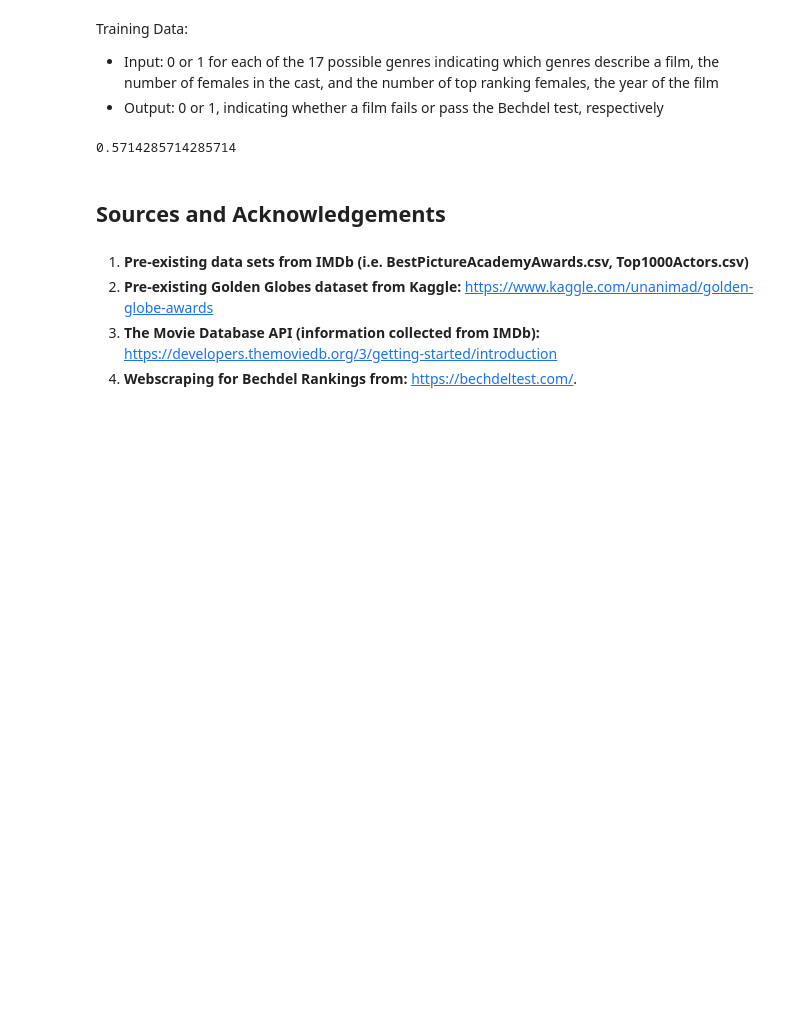
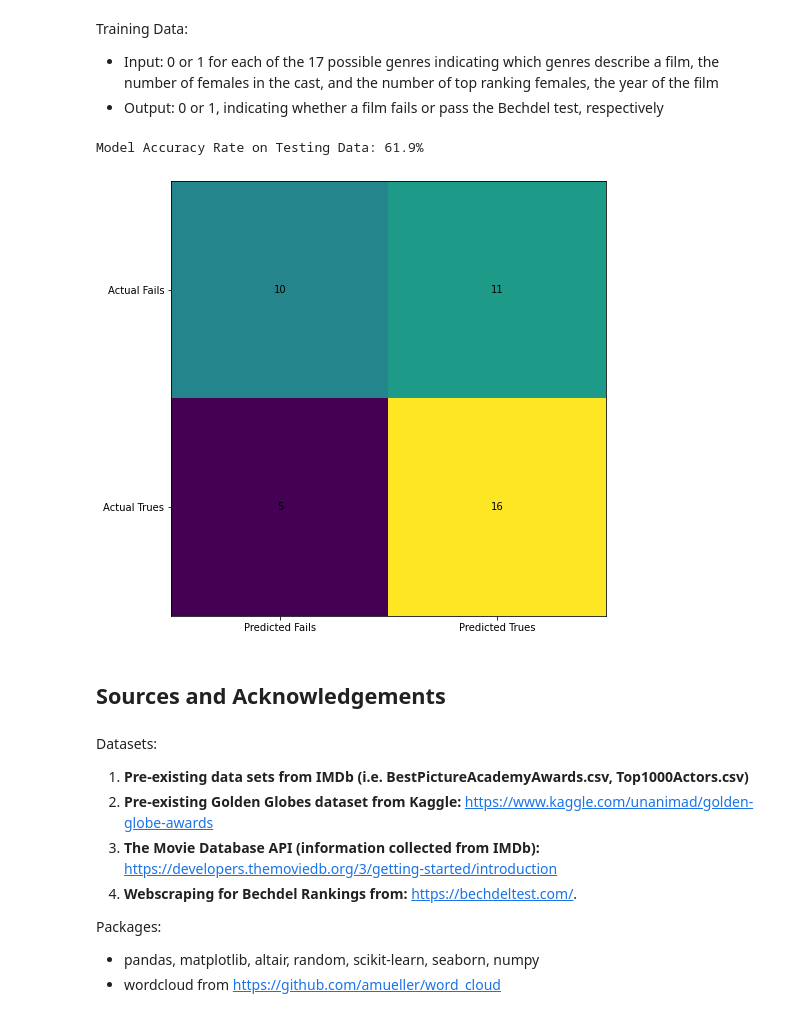
Before and after one commit to maitreyirajaram/oscar-awards-analysis, a Jupyter notebook: MovieReport.ipynb, the cells around one changed output. Cells and saved outputs as stored; diff of their text form; code cells hidden in the pictures; blank space fills up the shorter version.

```diff
--- a/MovieReport.ipynb
+++ b/MovieReport.ipynb
@@ -553,14 +553,16 @@ def process_data(df):
     bechdel_films = df[cond1 | cond2]
 
     data_count = len(bechdel_films.index)
+    testing_count = int(0.10*data_count)
+    training_count = data_count - testing_count
 
-    training_indices = random.sample(range(data_count),390)
+    training_indices = random.sample(range(data_count),training_count)
     # first 17 entries are 0/1 indicators of genre, 18th entry is number of female cast members,
     # 19th is number of top rank females, 20th is year
-    training_input = np.zeros(shape=(390, 20))
-    training_output = np.zeros(shape=390)
-    testing_input = np.zeros(shape=(data_count-390,20))
-    testing_output = np.zeros(shape=data_count-390)
+    training_input = np.zeros(shape=(training_count, 20))
+    training_output = np.zeros(shape=training_count)
+    testing_input = np.zeros(shape=(testing_count,20))
+    testing_output = np.zeros(shape=testing_count)
 
     i = 0
     test = 0
@@ -588,41 +590,59 @@ def process_data(df):
             train += 1
         # add data point to testing set
         else:
             # set output value
             score = row[1]['Bechdel Pass']
             if score is True:
                 testing_output[test] = 1
 
             # set input genre features
             genres = row[1]['Genres']
             for g in genres:
                 index = genres.index(g)
                 testing_input[test][index] = 1
 
             # set input number of females
             testing_input[test][17] = row[1]['no_of_females']
             testing_input[test][18] = row[1]['no_of_toprank_females']
 
             # set input year
             testing_input[test][19] = row[1]['Year']
             test += 1
 
         i += 1
 
     return training_input, training_output, testing_input, testing_output
 
 train_input, train_output, test_input, test_output = process_data(movies)
 
 model = LogisticRegression(solver='liblinear', random_state=0).fit(train_input,train_output)
-model.score(test_input,test_output)
-#confusion_matrix(train_output, model.predict(train_input))
+print("Model Accuracy Rate on Testing Data: " + str(100*model.score(test_input,test_output))[0:4] + "%")
+cm = confusion_matrix(test_output, model.predict(test_input))
+
+fig, ax = plt.subplots(figsize=(8, 8))
+ax.imshow(cm)
+ax.grid(False)
+ax.xaxis.set(ticks=(0, 1), ticklabels=('Predicted Fails', 'Predicted Trues'))
+ax.yaxis.set(ticks=(0, 1), ticklabels=('Actual Fails', 'Actual Trues'))
+ax.set_ylim(1.5, -0.5)
+for i in range(2):
+    for j in range(2):
+        ax.text(j, i, cm[i, j], ha='center', va='center', color='black')
+plt.show()
 # %% [output]
-0.5714285714285714
+Model Accuracy Rate on Testing Data: 61.9%
+[figure, added]
 # %% [markdown]
 ## Sources and Acknowledgements
 # %% [markdown]
+Datasets:
 1. **Pre-existing data sets from IMDb (i.e. BestPictureAcademyAwards.csv, Top1000Actors.csv)**
 2. **Pre-existing Golden Globes dataset from Kaggle:** https://www.kaggle.com/unanimad/golden-globe-awards
 3. **The Movie Database API (information collected from IMDb):**
 https://developers.themoviedb.org/3/getting-started/introduction
 4. **Webscraping for Bechdel Rankings from:** https://bechdeltest.com/. </p>
+</p>
+
+Packages:
+* pandas, matplotlib, altair, random, scikit-learn, seaborn, numpy
+* wordcloud from https://github.com/amueller/word_cloud
```
Also changed, not shown: 1 other file.
